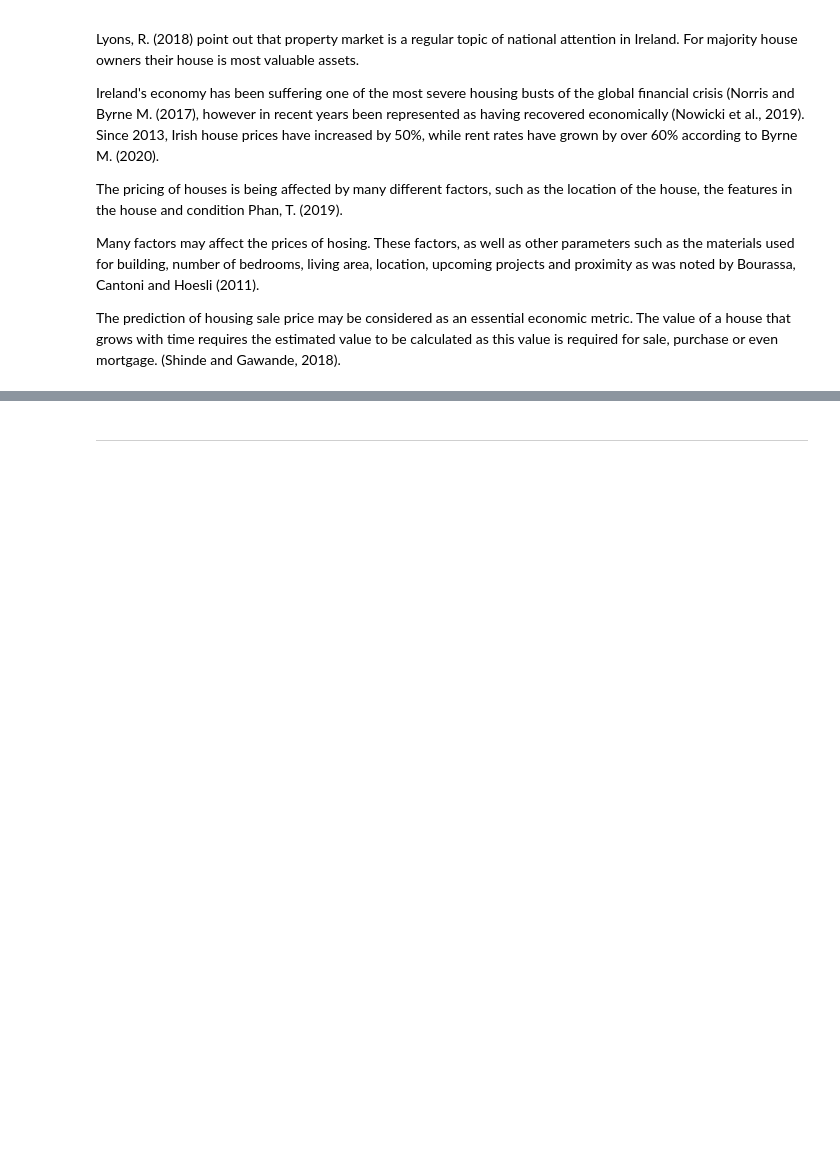
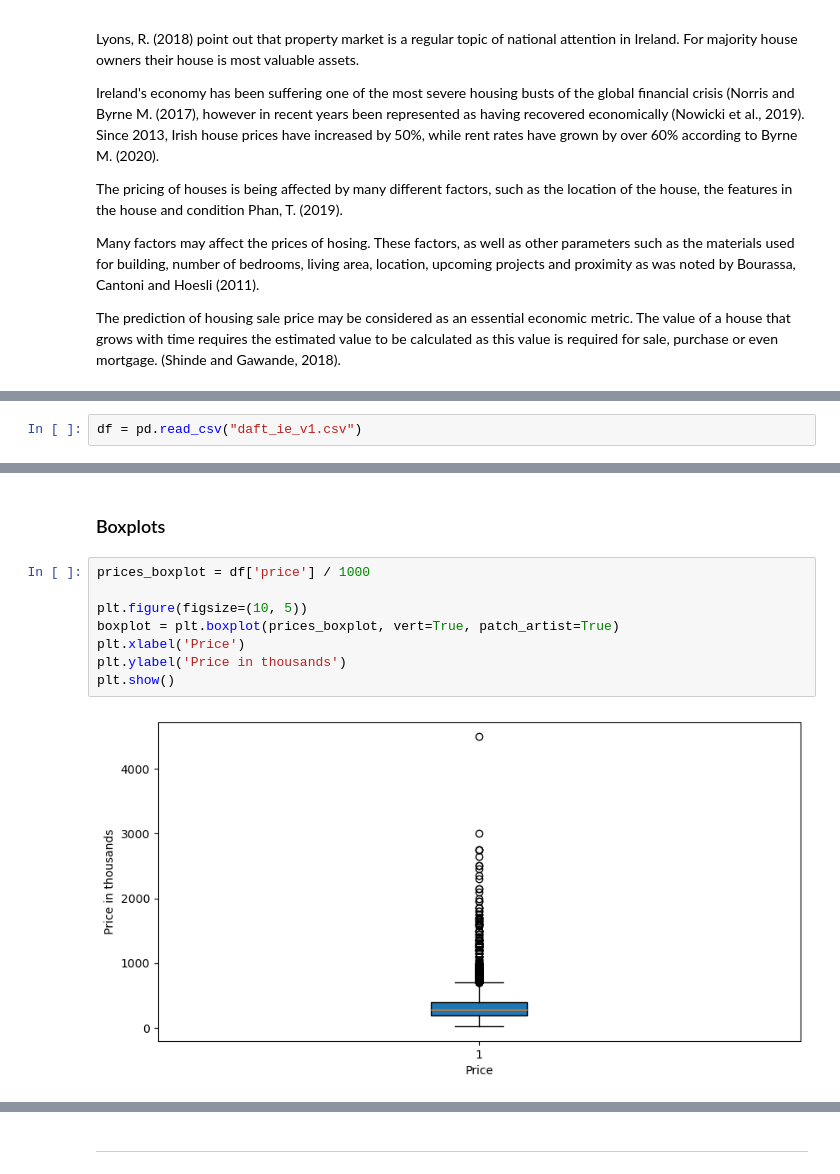
Before and after one commit to Ilia-Grishkin/Machine_learning, a Jupyter notebook: CA1_Machine_learning.ipynb, the cells around one changed output, grey strips where cells are left out. Saved outputs shown, nothing was run; the diff lists cells and outputs as text; blank space fills up the shorter version.

```diff
--- a/CA1_Machine_learning.ipynb
+++ b/CA1_Machine_learning.ipynb
@@ -81,0 +156,2 @@ Identifying and selection only the most relevant features for the analysis.
+# %%
+df = pd.read_csv("daft_ie_v1.csv")
@@ -81,0 +261,13 @@ Identifying and selection only the most relevant features for the analysis.
+# %% [markdown]
+<a id="section8"></a>
+### Boxplots
+# %%
+prices_boxplot = df['price'] / 1000
+
+plt.figure(figsize=(10, 5))
+boxplot = plt.boxplot(prices_boxplot, vert=True, patch_artist=True)
+plt.xlabel('Price')
+plt.ylabel('Price in thousands')
+plt.show()
+# %% [output]
+[figure, added]
```
Also changed, not shown: parts of 193 cells of this notebook.
